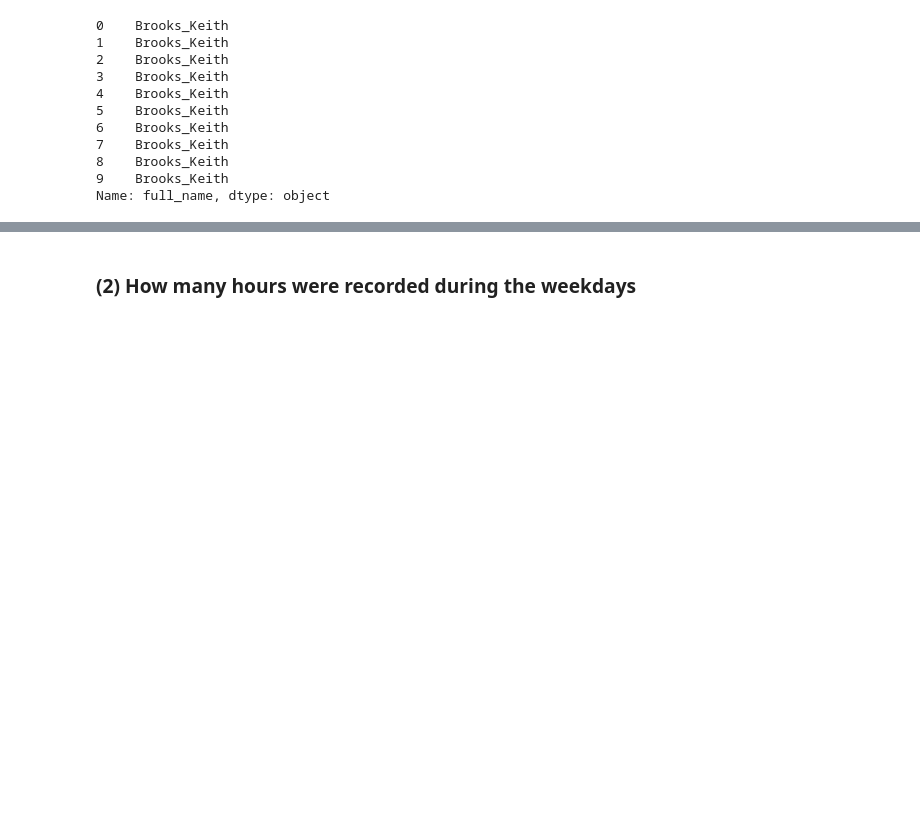
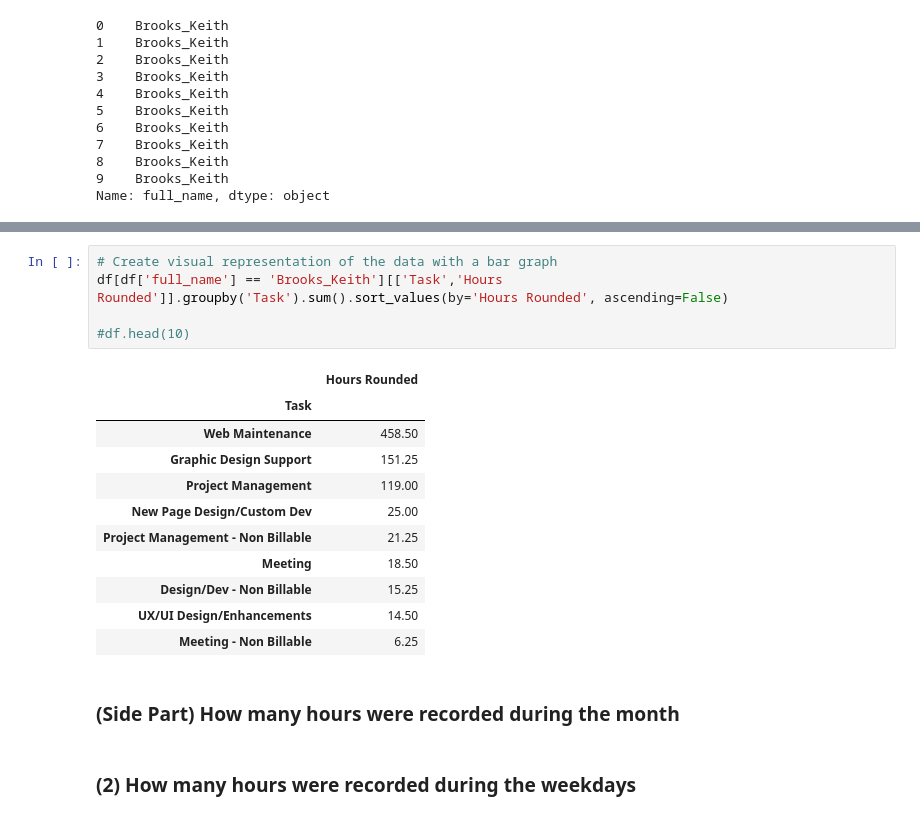
Before and after one commit to kbrook10/bootcamp_python_for_data_science_and_machine_learning, a Jupyter notebook: support_files/Practice_KKR/Analysis_KKR_2017.ipynb, the cells around one changed output, grey strips where cells are left out. Cells and saved outputs as stored; diff of their text form; blank space fills up the shorter version.

```diff
--- a/support_files/Practice_KKR/Analysis_KKR_2017.ipynb
+++ b/support_files/Practice_KKR/Analysis_KKR_2017.ipynb
@@ -232,3 +232,22 @@ df['full_name'].value_counts().plot(kind='bar')
+# %%
+# Create visual representation of the data with a bar graph
+df[df['full_name'] == 'Brooks_Keith'][['Task','Hours Rounded']].groupby('Task').sum().sort_values(by='Hours Rounded', ascending=False)
+
+#df.head(10)
+# %% [output]
+|  | Hours Rounded |
+| Task |  |
+| Web Maintenance | 458.50 |
+| Graphic Design Support | 151.25 |
+| Project Management | 119.00 |
+| New Page Design/Custom Dev | 25.00 |
+| Project Management - Non Billable | 21.25 |
+| Meeting | 18.50 |
+| Design/Dev - Non Billable | 15.25 |
+| UX/UI Design/Enhancements | 14.50 |
+| Meeting - Non Billable | 6.25 |
+# %% [markdown]
+### (Side Part) How many hours were recorded during the month
 # %% [markdown]
 ### (2) How many hours were recorded during the weekdays
 # %%
```
Also changed, not shown: parts of 5 cells of this notebook, 2 other files.
